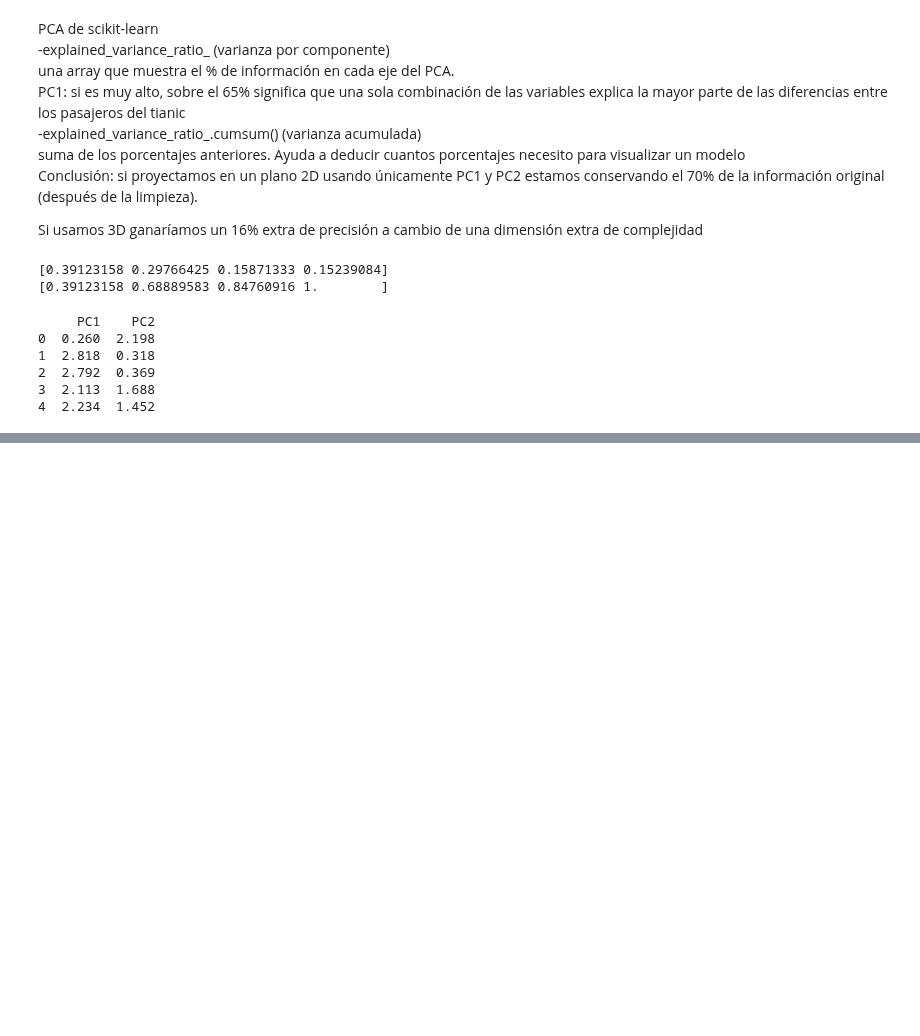
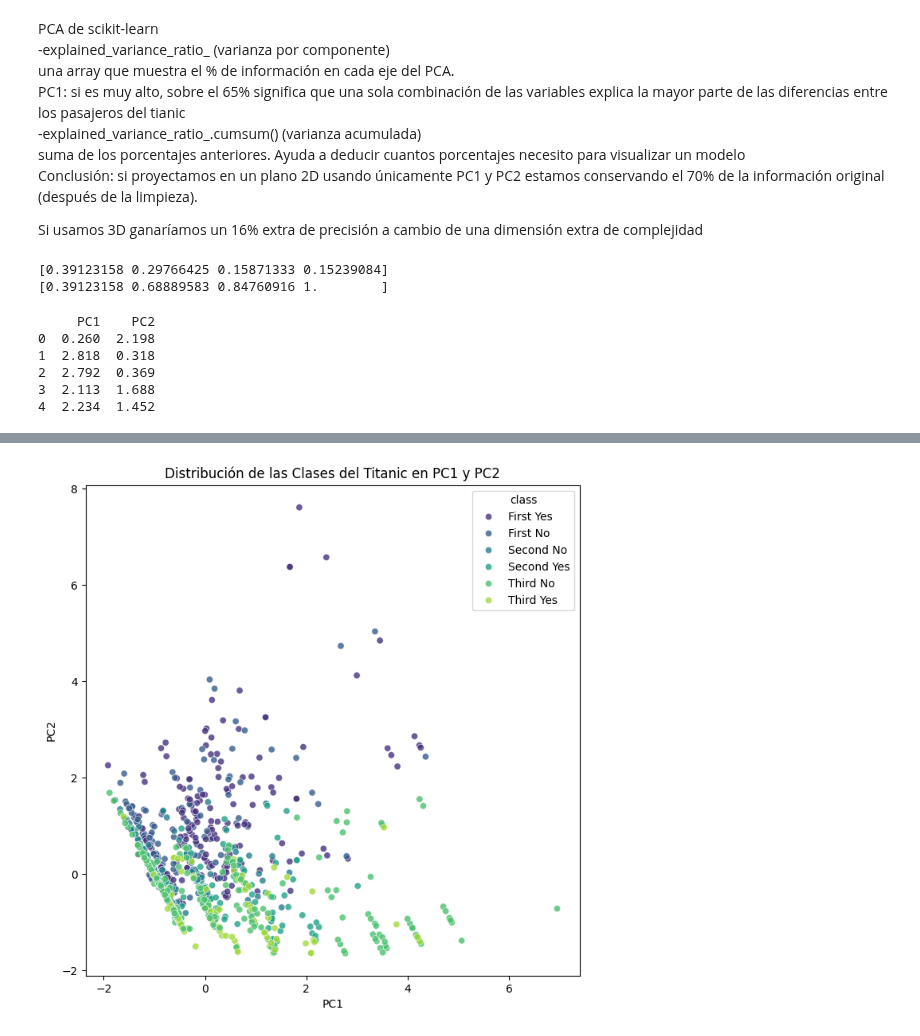
Before and after one commit to NicoRuedaA/dimensionality-reduction-lab, a Jupyter notebook: LAB2_ejercicio.ipynb, the cells around one changed output, grey strips where cells are left out. Drawn from its saved outputs; the diff is of its cells as text; code cells hidden in the pictures; blank space fills up the shorter version.

```diff
--- a/LAB2_ejercicio.ipynb
+++ b/LAB2_ejercicio.ipynb
@@ -293,0 +347,29 @@ plt.title('Scree plot');
+# %%
+# 1. Transformamos directamente la matriz (ya tiene las 4 columnas exactas)
+transformed_titanic = myPCA.transform(titanic_standarized)
+
+# 2. Guardamos las nuevas componentes en el DataFrame original (que sí tiene la columna 'class')
+titanic_clean['PC1'] = transformed_titanic[:, 0]
+titanic_clean['PC2'] = transformed_titanic[:, 1]
+titanic_clean['PC3'] = transformed_titanic[:, 2] # Lo guardamos por si quieres usar 3D luego
+
+# 3. Dibujamos el gráfico usando titanic_clean
+fig = plt.figure(figsize=(8,8))
+_ = sns.scatterplot(
+    x='PC1',
+    y='PC2',
+    hue='class', # Ahora sí encontrará esta columna
+    data=titanic_clean,
+    palette='viridis', # Opcional: una paleta bonita para diferenciar clases
+    alpha=0.8
+)
+
+plt.title('Distribución de las Clases del Titanic en PC1 y PC2')
+plt.show()
+
+#Qué podemos deducir con este gráfico?
+# La tercera y segunda clase es muy similar
+# La primera clase tiene los puntos más dispares
+# Tanto los yes como los no tienen repartidos por todo el gráfico sus valores
+# %% [output]
+[figure, added]
```
Also changed, not shown: parts of 10 cells of this notebook.
